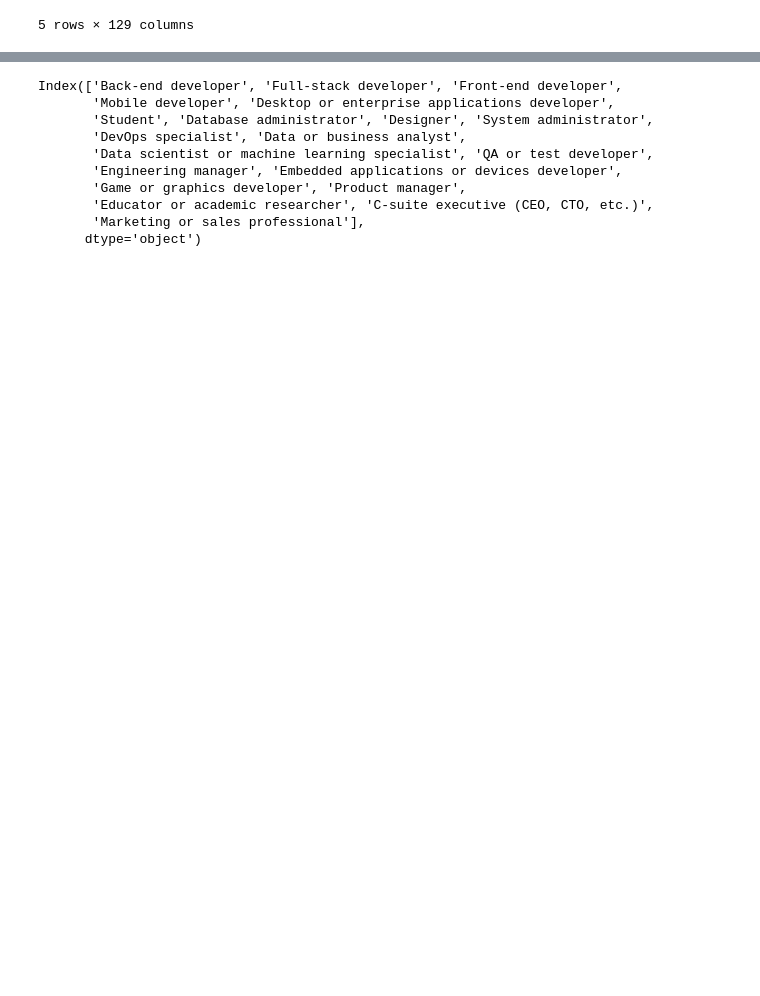
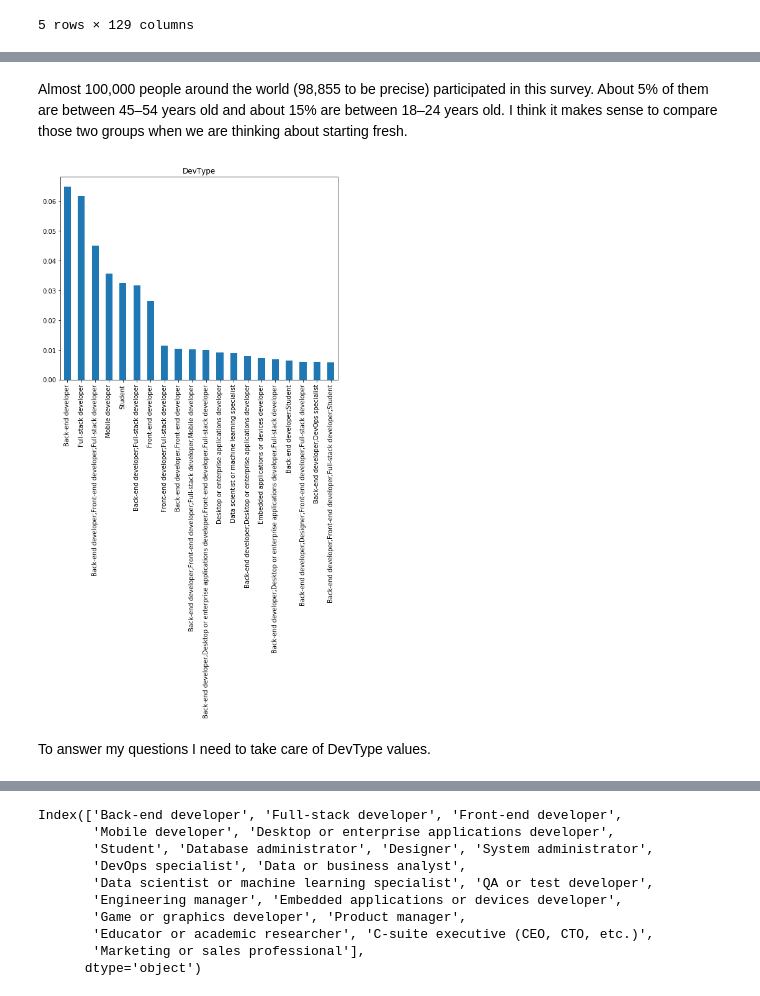
Before and after one commit to olgared/Stackoverflow-2018-survey, a Jupyter notebook: stackoverflow_survey.ipynb, the cells around one changed output, grey strips where cells are left out. Saved outputs shown, nothing was run; the diff lists cells and outputs as text; code cells hidden in the pictures; blank space fills up the shorter version.

```diff
--- a/stackoverflow_survey.ipynb
+++ b/stackoverflow_survey.ipynb
@@ -30,0 +115,8 @@ df_18.head()
+# %% [markdown]
+Almost 100,000 people around the world (98,855 to be precise) participated in this survey. About 5% of them are between 45–54 years old and about 15% are between 18–24 years old. I think it makes sense to compare those two groups when we are thinking about starting fresh.
+# %%
+plot_feature('DevType', 20)
+# %% [output]
+[figure, added]
+# %% [markdown]
+To answer my questions I need to take care of DevType values.
```
Also changed, not shown: parts of 57 cells of this notebook.
